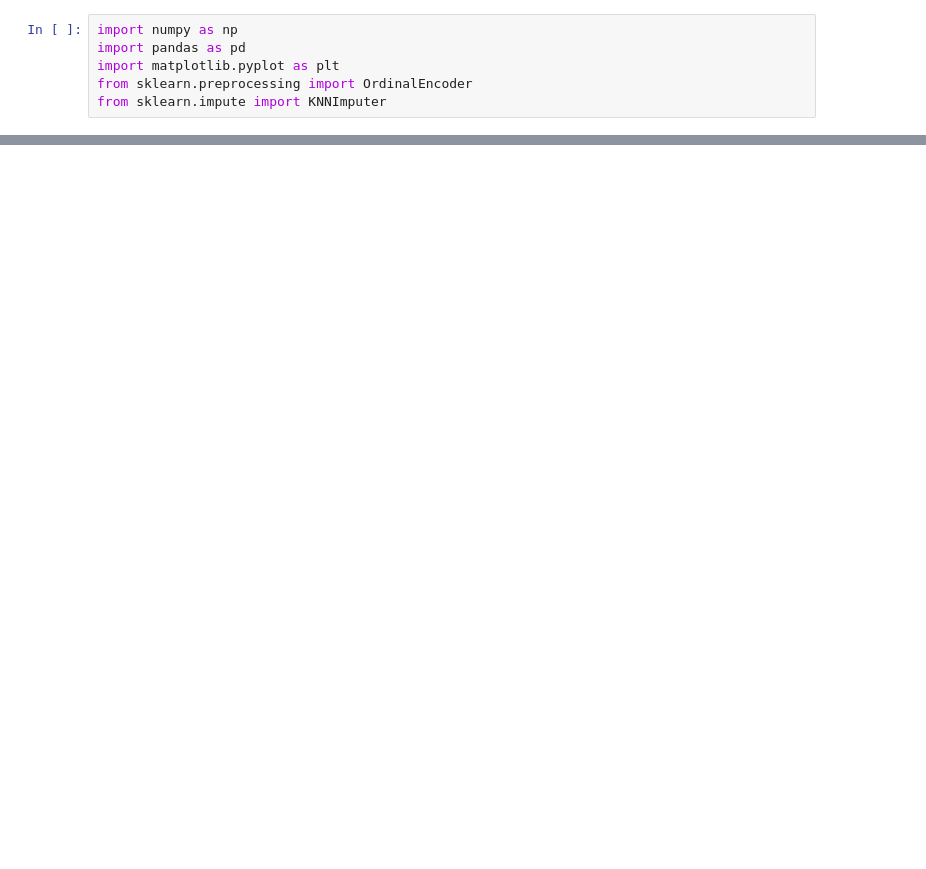
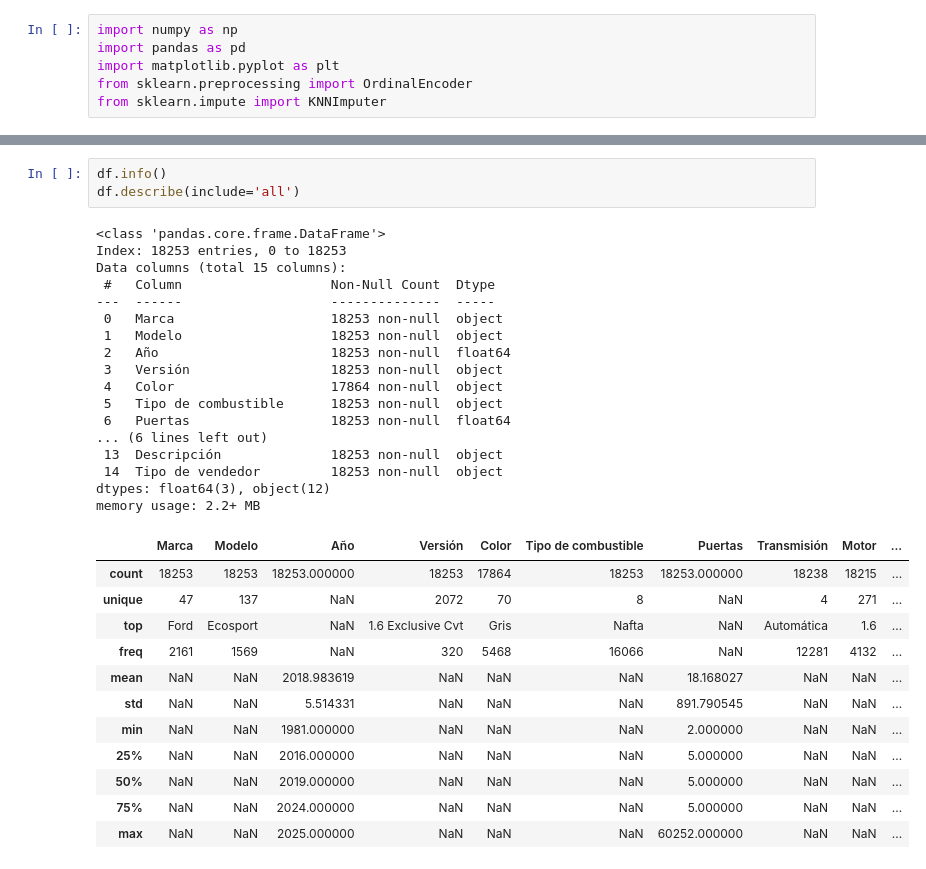
Before and after one commit to ignacio279/Machine-Learning-Vechetti-Vargas, a Jupyter notebook: Notebook.ipynb, the cells around one changed output, grey strips where cells are left out. Saved outputs shown, nothing was run; the diff lists cells and outputs as text; blank space fills up the shorter version.

```diff
--- a/Notebook.ipynb
+++ b/Notebook.ipynb
@@ -88,0 +23,33 @@ Name: count, dtype: int64
+# %%
+df.info()
+df.describe(include='all')
+# %% [output]
+<class 'pandas.core.frame.DataFrame'>
+Index: 18253 entries, 0 to 18253
+Data columns (total 15 columns):
+ #   Column                   Non-Null Count  Dtype
+---  ------                   --------------  -----
+ 0   Marca                    18253 non-null  object
+ 1   Modelo                   18253 non-null  object
+ 2   Año                      18253 non-null  float64
+ 3   Versión                  18253 non-null  object
+ 4   Color                    17864 non-null  object
+ 5   Tipo de combustible      18253 non-null  object
+ 6   Puertas                  18253 non-null  float64
+... (6 lines left out)
+ 13  Descripción              18253 non-null  object
+ 14  Tipo de vendedor         18253 non-null  object
+dtypes: float64(3), object(12)
+memory usage: 2.2+ MB
+|  | Marca | Modelo | Año | Versión | Color | Tipo de combustible | Puertas | Transmisión | Motor | ... |
+| count | 18253 | 18253 | 18253.000000 | 18253 | 17864 | 18253 | 18253.000000 | 18238 | 18215 | ... |
+| unique | 47 | 137 | NaN | 2072 | 70 | 8 | NaN | 4 | 271 | ... |
+| top | Ford | Ecosport | NaN | 1.6 Exclusive Cvt | Gris | Nafta | NaN | Automática | 1.6 | ... |
+| freq | 2161 | 1569 | NaN | 320 | 5468 | 16066 | NaN | 12281 | 4132 | ... |
+| mean | NaN | NaN | 2018.983619 | NaN | NaN | NaN | 18.168027 | NaN | NaN | ... |
+| std | NaN | NaN | 5.514331 | NaN | NaN | NaN | 891.790545 | NaN | NaN | ... |
+| min | NaN | NaN | 1981.000000 | NaN | NaN | NaN | 2.000000 | NaN | NaN | ... |
+| 25% | NaN | NaN | 2016.000000 | NaN | NaN | NaN | 5.000000 | NaN | NaN | ... |
+| 50% | NaN | NaN | 2019.000000 | NaN | NaN | NaN | 5.000000 | NaN | NaN | ... |
+| 75% | NaN | NaN | 2024.000000 | NaN | NaN | NaN | 5.000000 | NaN | NaN | ... |
+| max | NaN | NaN | 2025.000000 | NaN | NaN | NaN | 60252.000000 | NaN | NaN | ... |
```
Also changed, not shown: parts of 21 cells of this notebook.
